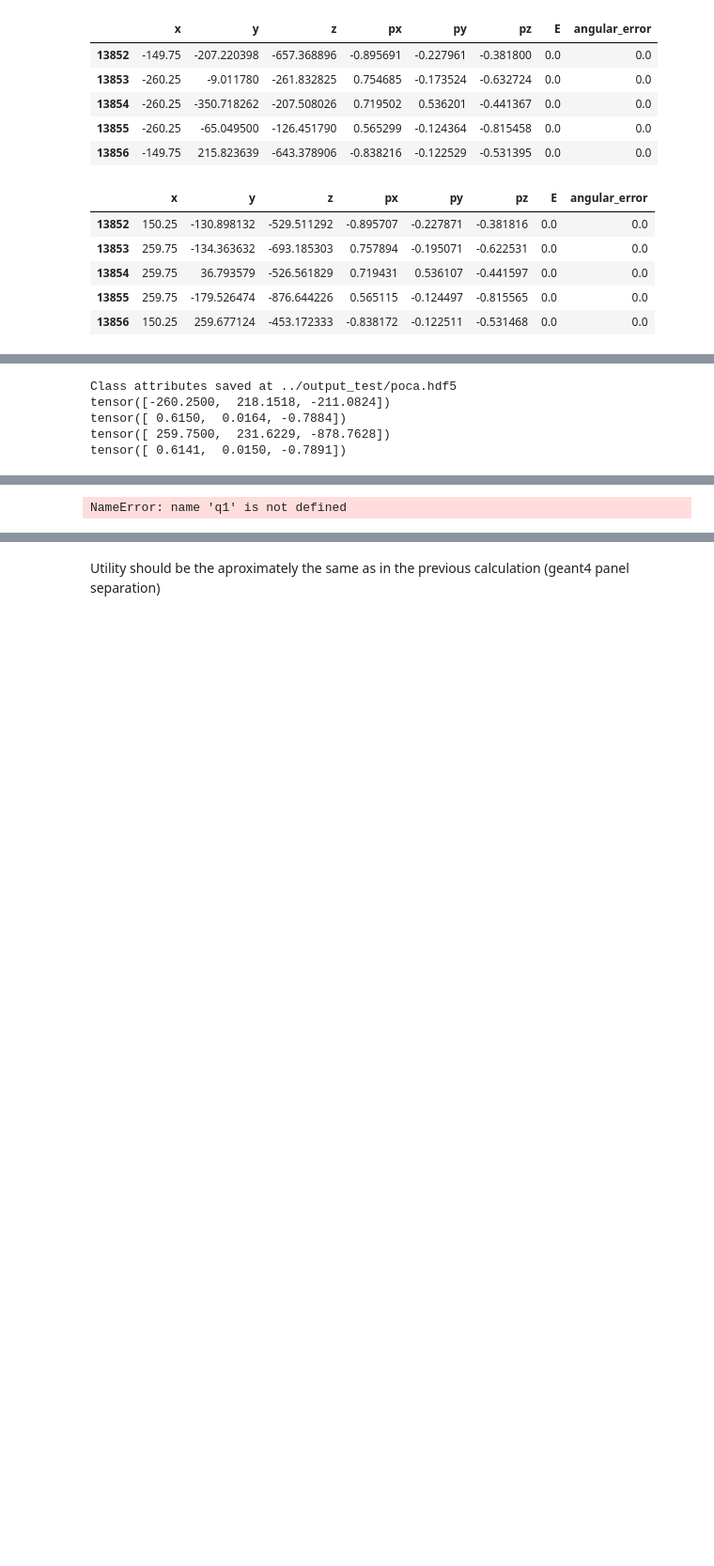
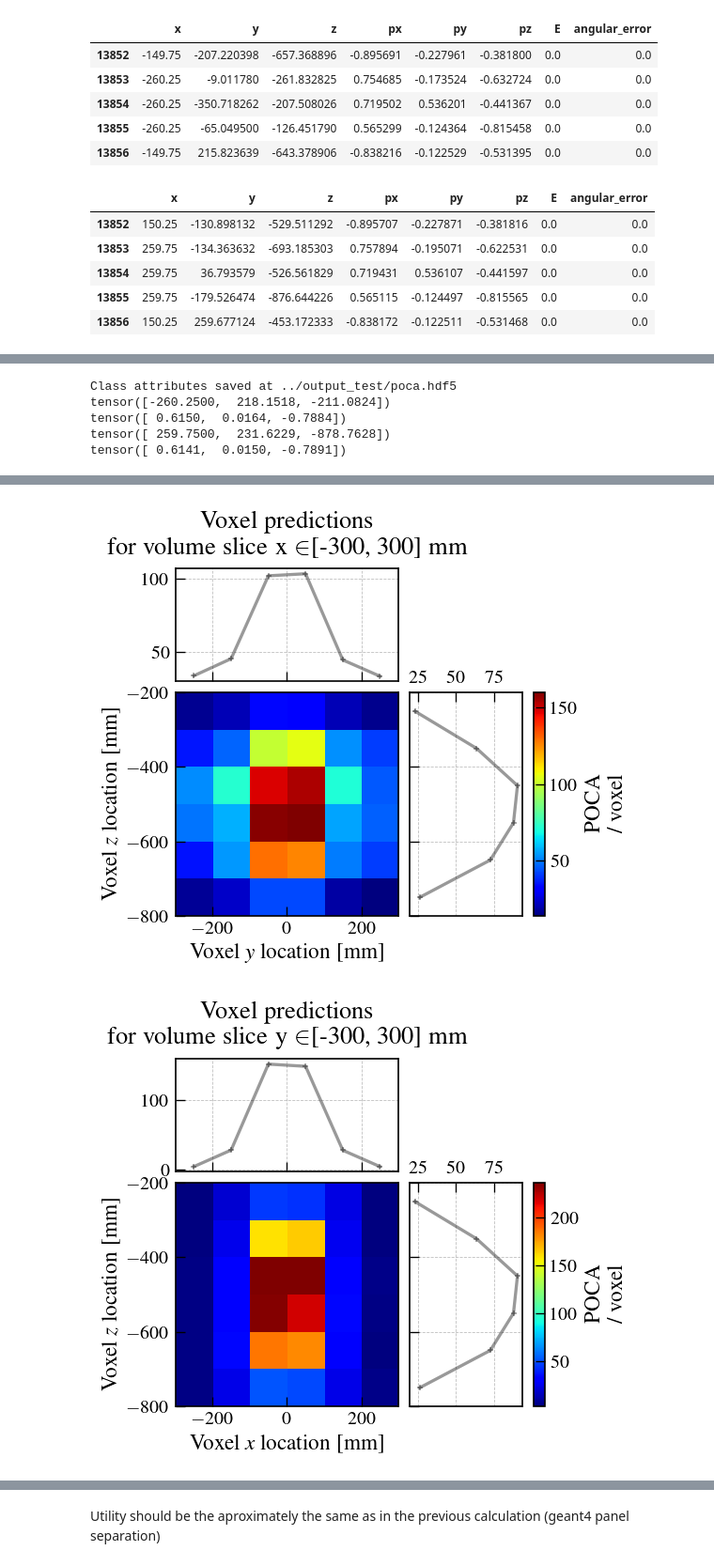
Before and after one commit to MaximeLagrange/muograph, a Jupyter notebook: Analysis.ipynb, the cells around one changed output, grey strips where cells are left out. Shown at 94% size. Drawn from its saved outputs; the diff is of its cells as text; code cells hidden in the pictures; blank space fills up the shorter version.

```diff
--- a/Analysis.ipynb
+++ b/Analysis.ipynb
@@ -1684,32 +1684,33 @@ poca
 plot_hist(poca.poca_points[:, 0], xlabel=r"POCA location $x$ [mm]")
 
 plot_hist(poca.poca_points[:, 1], xlabel=r"POCA location $y$ [mm]")
 
 plot_hist(poca.poca_points[:, 2], xlabel=r"POCA location $z$ [mm]")
 
 # Choose a dimension to project along (3 = x, 1 = y, 3 = z)
 for dim in range(0, 3):
     poca.plot_pred_slice(
         voi=voi,  # The volume of interest
         xyz_voxel_preds=poca.n_poca_per_vox,  # The voxelized predictions to plot
         voi_slice=(0, voi.n_vox_xyz[dim]-1), # Choose a range of voxels to plot along the desired direction
         dim = dim, # The dimension to project along
-        figname = resolution + str(int((q1)*1000)) + str(int((q2)*1000)), # The name of the figure to Save
+        figname = resolution, # The name of the figure to Save
         pred_label="POCA \n/ voxel",
         pred_unit="",
     )
 # %% [output]
 [figure]
 ../output_test directory created
 [interactive output not drawn]
 Class attributes saved at ../output_test/poca.hdf5
 tensor([-260.2500,  218.1518, -211.0824])
 tensor([ 0.6150,  0.0164, -0.7884])
 tensor([ 259.7500,  231.6229, -878.7628])
 tensor([ 0.6141,  0.0150, -0.7891])
 [figure]
 [figure]
 [figure]
 [figure]
 [figure]
-NameError: name 'q1' is not defined
+[figure, added]
+[figure, added]
```
Also changed, not shown: parts of 23 cells of this notebook.
